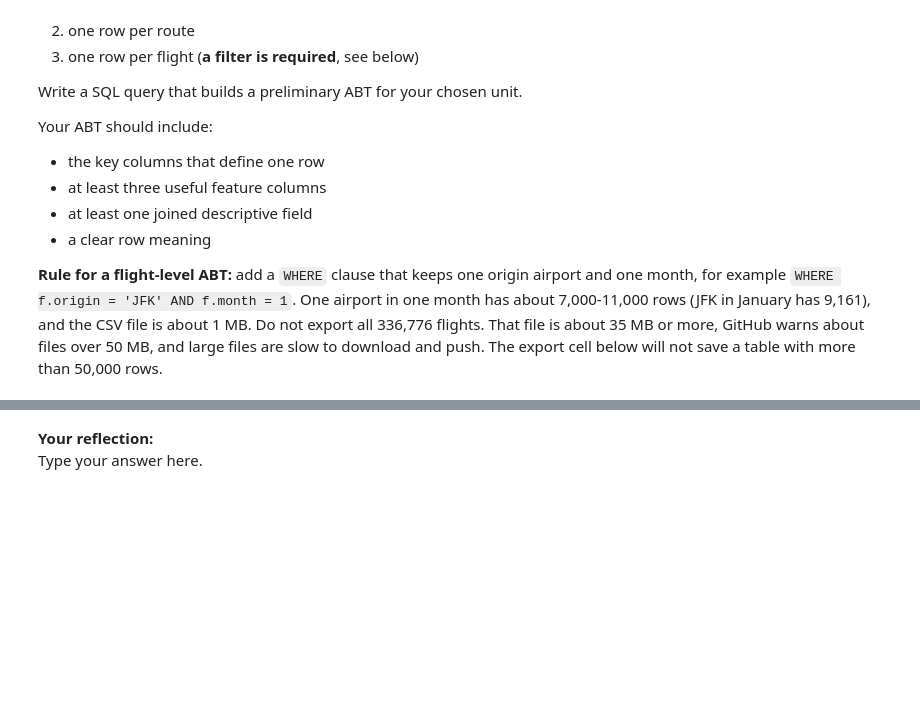
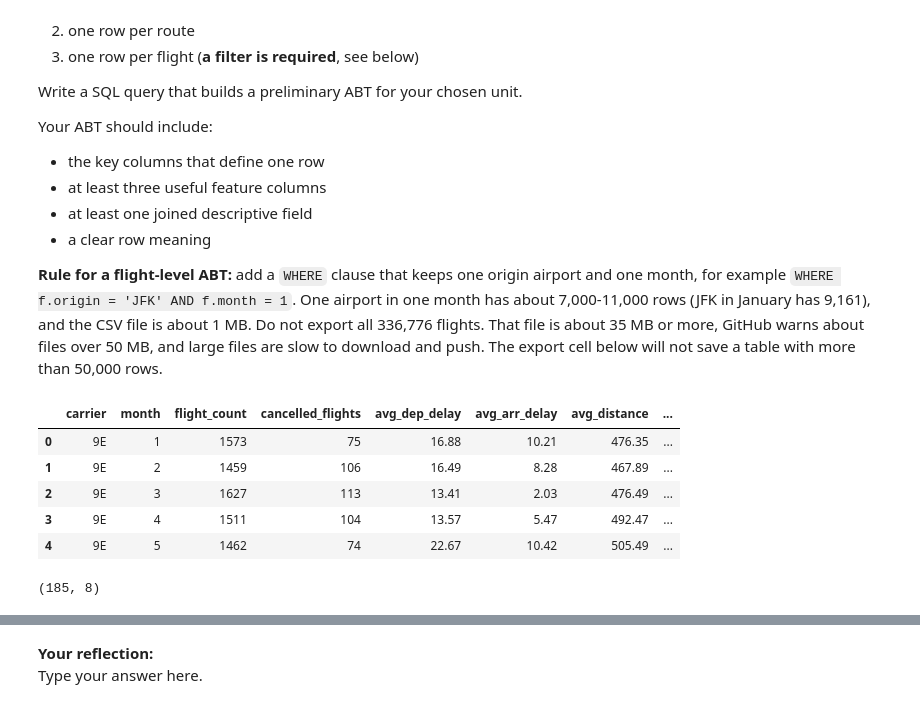
Before and after one commit to alexM200310/ban6003-week9-10-alejandro_mugica, a Jupyter notebook: notebooks/module10_sql_joins_abt_guided_lab.ipynb, the cells around one changed output, grey strips where cells are left out. Cells and saved outputs as stored; diff of their text form; code cells hidden in the pictures; blank space fills up the shorter version.

```diff
--- a/notebooks/module10_sql_joins_abt_guided_lab.ipynb
+++ b/notebooks/module10_sql_joins_abt_guided_lab.ipynb
@@ -675,16 +922,44 @@ Your ABT should include:
 # %%
 # Final Practice
 # Build your preliminary ABT here.
 
 query = '''
-
+with carrier_month as(
+    select
+        carrier,
+        month,
+        count(*) AS flight_count,
+        sum(CASE when dep_time is null then 1 else 0 end) as cancelled_flights,
+        round(avg(dep_delay)::numeric, 2)::float as avg_dep_delay,
+        round(avg(arr_delay)::numeric, 2)::float as avg_arr_delay,
+        round(avg(distance)::numeric, 2)::float  as avg_distance
+    from flights
+    group by carrier, month
+)
+select
+    cm.*,
+    a.name as airline_name
+from carrier_month as cm
+left join airlines as a
+    on cm.carrier = a.carrier
+order by cm.carrier, cm.month;
 '''
 
 my_abt = run_query(query, engine)
 my_abt.head()
+# %% [output]
+|  | carrier | month | flight_count | cancelled_flights | avg_dep_delay | avg_arr_delay | avg_distance | ... |
+| 0 | 9E | 1 | 1573 | 75 | 16.88 | 10.21 | 476.35 | ... |
+| 1 | 9E | 2 | 1459 | 106 | 16.49 | 8.28 | 467.89 | ... |
+| 2 | 9E | 3 | 1627 | 113 | 13.41 | 2.03 | 476.49 | ... |
+| 3 | 9E | 4 | 1511 | 104 | 13.57 | 5.47 | 492.47 | ... |
+| 4 | 9E | 5 | 1462 | 74 | 22.67 | 10.42 | 505.49 | ... |
 # %%
 # Final Practice check 1
 # Check the shape of your ABT.
+my_abt.shape
+# %% [output]
+(185, 8)
 # %%
 # Final Practice check 2
 # Check missing values.
```
Also changed, not shown: parts of 32 cells of this notebook.
